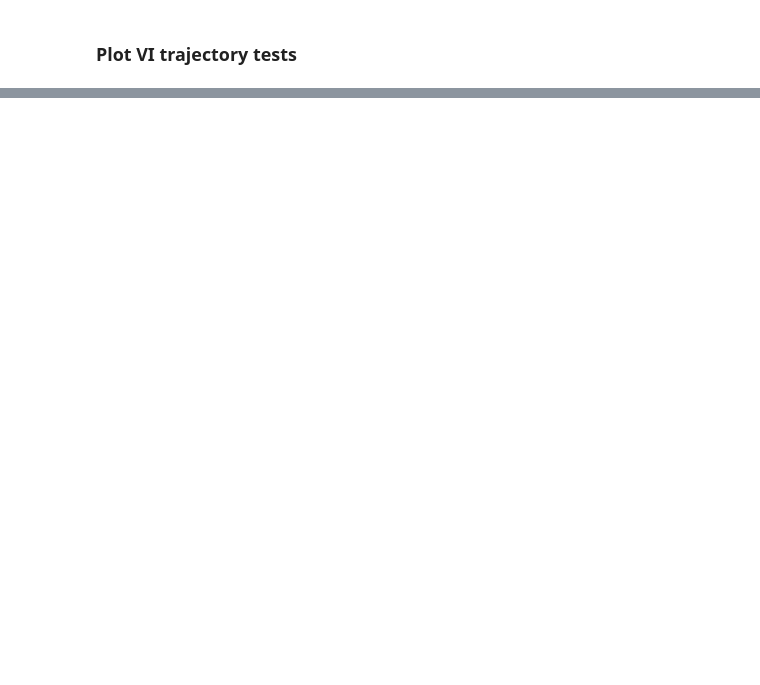
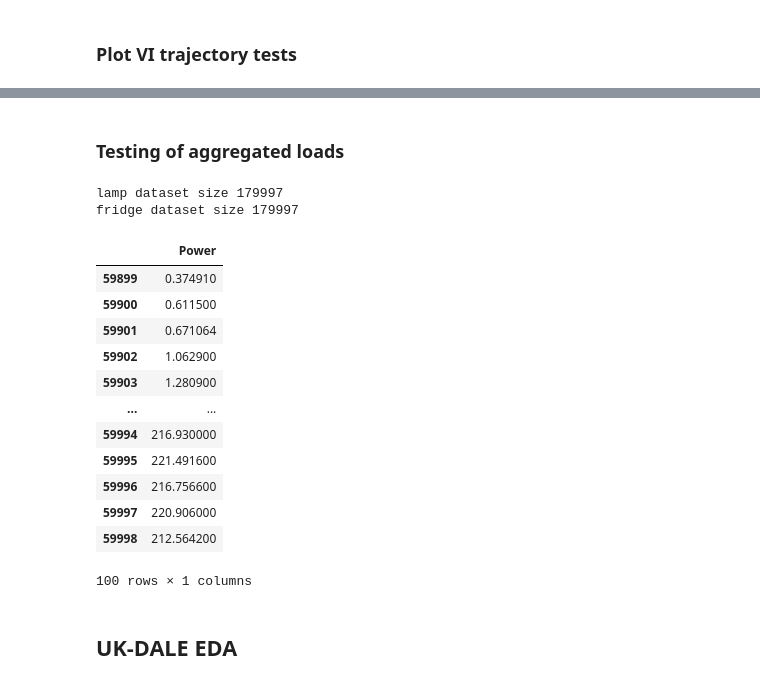
Before and after one commit to ma-2pac/esips_thesis_2023, a Jupyter notebook: data_exploration.ipynb, the cells around one changed output, grey strips where cells are left out. Saved outputs shown, nothing was run; the diff lists cells and outputs as text; code cells hidden in the pictures; blank space fills up the shorter version.

```diff
--- a/data_exploration.ipynb
+++ b/data_exploration.ipynb
@@ -88,0 +138,33 @@ fig.show()
+# %% [markdown]
+### Testing of aggregated loads
+# %%
+# lamp + fridge
+lamp_data = pd.read_csv('datasets/PLAID2017/1.csv')
+fridge_data = pd.read_csv('datasets/PLAID2017/1.csv')
+lamp_data.columns= ['Voltage', 'Current']
+fridge_data.columns= ['Voltage', 'Current']
+lamp_data["Power"]= lamp_data['Voltage']*lamp_data['Current']
+fridge_data["Power"]= fridge_data['Voltage']*fridge_data['Current']
+print(f"lamp dataset size {lamp_data.size}")
+print(f"fridge dataset size {fridge_data.size}")
+# %% [output]
+lamp dataset size 179997
+fridge dataset size 179997
+# %%
+aggregate_df=pd.DataFrame()
+aggregate_df["Power"]=lamp_data['Power']+fridge_data['Power']
+aggregate_df.tail(100)
+# %% [output]
+|  | Power |
+| 59899 | 0.374910 |
+| 59900 | 0.611500 |
+| 59901 | 0.671064 |
+| 59902 | 1.062900 |
+| 59903 | 1.280900 |
+| ... | ... |
+| 59994 | 216.930000 |
+| 59995 | 221.491600 |
+| 59996 | 216.756600 |
+| 59997 | 220.906000 |
+| 59998 | 212.564200 |
+100 rows × 1 columns
@@ -88,0 +174,2 @@ fig.show()
+# %% [markdown]
+## UK-DALE EDA
```
Also changed, not shown: parts of 11 cells of this notebook, 1 other file.
